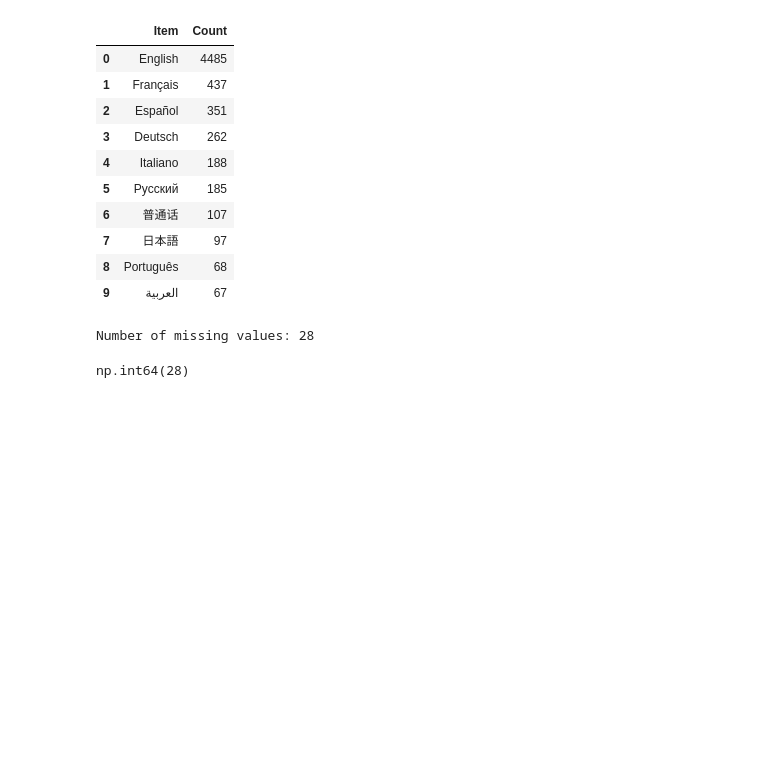
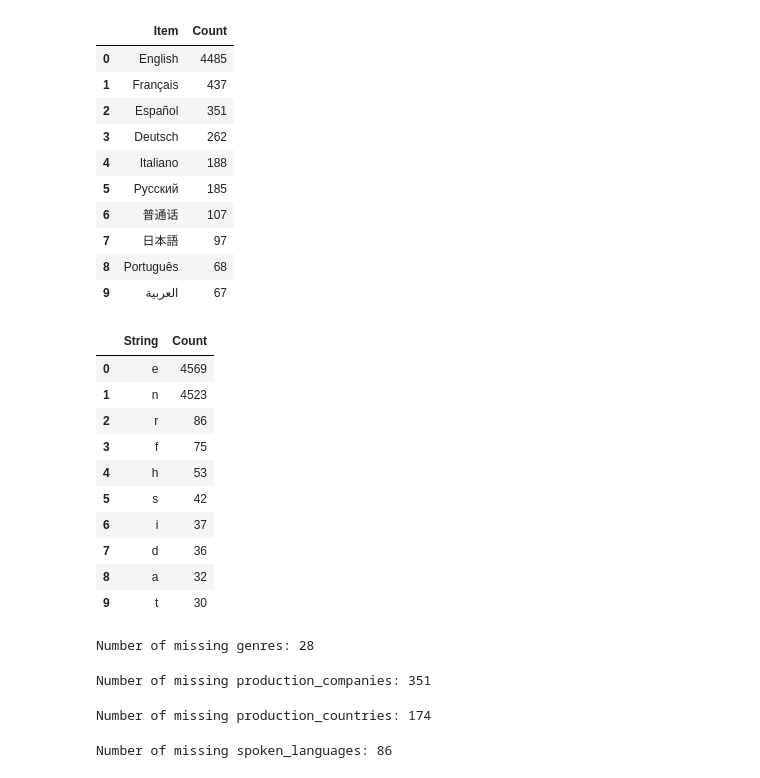
Before and after one commit to gem733/d100project, a Jupyter notebook: eda_cleaning.ipynb, the cells around one changed output. Drawn from its saved outputs; the diff is of its cells as text; code cells hidden in the pictures; blank space fills up the shorter version.

Commit message:
working on tallying olang

```diff
--- a/eda_cleaning.ipynb
+++ b/eda_cleaning.ipynb
@@ -222,13 +222,72 @@ genre_tally.head(10)  # top 10 spoken_languages
 | 7 | 日本語 | 97 |
 | 8 | Português | 68 |
 | 9 | العربية | 67 |
+# %%
+from d100project.preprocessing._tally_strings import tally_strings
+from d100project.data._load_data import load_data
+
+# load dataset
+df = load_data()
+
+# For original_language
+tally_strings(df, "original_language")
+# %% [output]
+|  | String | Count |
+| 0 | e | 4569 |
+| 1 | n | 4523 |
+| 2 | r | 86 |
+| 3 | f | 75 |
+| 4 | h | 53 |
+| 5 | s | 42 |
+| 6 | i | 37 |
+| 7 | d | 36 |
+| 8 | a | 32 |
+| 9 | t | 30 |
 # %%
 from d100project.preprocessing._extract_name import extract_name
 from d100project.preprocessing._count_empty_lists import count_empty_lists
 from d100project.data._load_data import load_data
 
+# load dataset
+df = load_data()
+
 df = extract_name(df, "genres")
 count_empty_lists(df, "genres")
 # %% [output]
-Number of missing values: 28
+Number of missing genres: 28
-np.int64(28)
+# %%
+from d100project.preprocessing._extract_name import extract_name
+from d100project.preprocessing._count_empty_lists import count_empty_lists
+from d100project.data._load_data import load_data
+
+# load dataset
+df = load_data()
+
+df = extract_name(df, "production_companies")
+count_empty_lists(df, "production_companies")
+# %% [output]
+Number of missing production_companies: 351
+# %%
+from d100project.preprocessing._extract_name import extract_name
+from d100project.preprocessing._count_empty_lists import count_empty_lists
+from d100project.data._load_data import load_data
+
+# load dataset
+df = load_data()
+
+df = extract_name(df, "production_countries")
+count_empty_lists(df, "production_countries")
+# %% [output]
+Number of missing production_countries: 174
+# %%
+from d100project.preprocessing._extract_name import extract_name
+from d100project.preprocessing._count_empty_lists import count_empty_lists
+from d100project.data._load_data import load_data
+
+# load dataset
+df = load_data()
+
+df = extract_name(df, "spoken_languages")
+count_empty_lists(df, "spoken_languages")
+# %% [output]
+Number of missing spoken_languages: 86
```
Also changed, not shown: parts of 3 cells of this notebook, 2 other files.
